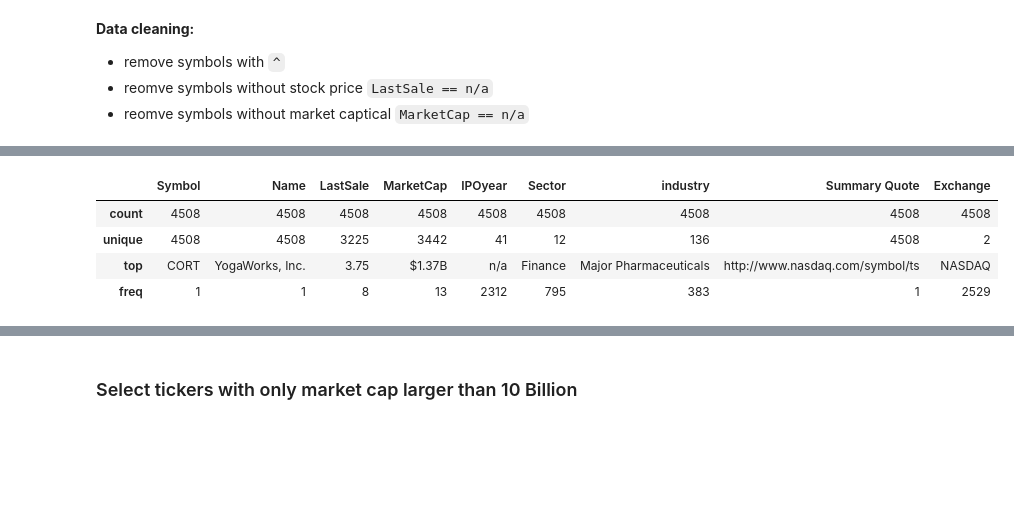
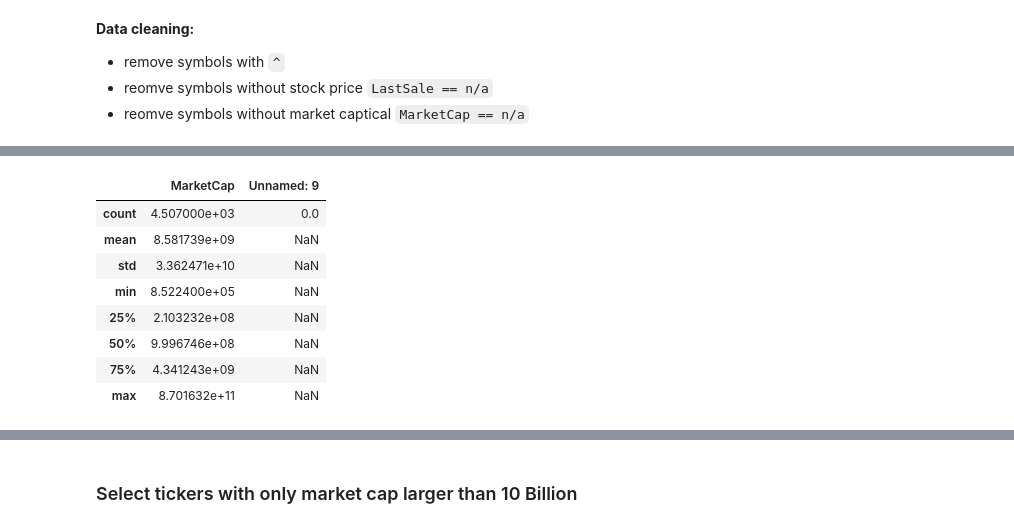
Before and after one commit to ShunChi100/Value_investing_analysis, a Jupyter notebook: src/stock_symbol_selecting.ipynb, the cells around one changed output, grey strips where cells are left out. Drawn from its saved outputs; the diff is of its cells as text; code cells hidden in the pictures; blank space fills up the shorter version.

```diff
--- a/src/stock_symbol_selecting.ipynb
+++ b/src/stock_symbol_selecting.ipynb
@@ -35,17 +35,17 @@ for exchange in exchanges:
 ### Read data
 # %%
 # read ticker symbols from all US stocks, data source (http://www.nasdaq.com/screening/company-list.aspx)
-tickers_NASDAQ = pd.read_csv("../data/data_Ticker/NASDAQ.csv", skiprows=None)
+tickers_NASDAQ = pd.read_csv("../data/data_Ticker/NASDAQ.csv", skiprows=None, )
 tickers_NASDAQ ["Exchange"] = "NASDAQ"
-tickers_NASDAQ = tickers_NASDAQ.drop("Unnamed: 8", axis=1)
+#tickers_NASDAQ = tickers_NASDAQ.drop("Unnamed: 8", axis=1)
 
 tickers_NYSE = pd.read_csv("../data/data_Ticker/NYSE.csv", skiprows=None)
 tickers_NYSE ["Exchange"] = "NYSE"
-tickers_NYSE = tickers_NYSE.drop("Unnamed: 8", axis=1)
+#tickers_NYSE = tickers_NYSE.drop("Unnamed: 8", axis=1)
 
 tickers_AMEX = pd.read_csv("../data/data_Ticker/AMEX.csv", skiprows=None)
 tickers_AMEX ["Exchange"] = "AMEX"
-tickers_AMEX = tickers_AMEX.drop("Unnamed: 8", axis=1)
+#tickers_AMEX = tickers_AMEX.drop("Unnamed: 8", axis=1)
 
 # combine all symbols from three exchanges into one dataframe
 tickers = tickers_NASDAQ.append(tickers_NYSE)
@@ -102,7 +102,7 @@ tickers.drop(["level_0","index"], axis=1, inplace=True)
 # reomve symbols without market captical `MarketCap == n/a`
 tmp = tickers.shape
 tmp = np.arange(tmp[0])
-tickers.drop(list(tmp[tickers.MarketCap=="n/a"]),axis = 0, inplace=True)
+tickers.drop(list(tmp[tickers.MarketCap==0]),axis = 0, inplace=True)
 tickers = tickers.reset_index()
 
 # delete duplicated names
@@ -131,5 +131,9 @@ tickers.describe()
-|  | Symbol | Name | LastSale | MarketCap | IPOyear | Sector | industry | Summary Quote | Exchange |
-| count | 4508 | 4508 | 4508 | 4508 | 4508 | 4508 | 4508 | 4508 | 4508 |
-| unique | 4508 | 4508 | 3225 | 3442 | 41 | 12 | 136 | 4508 | 2 |
-| top | CORT | YogaWorks, Inc. | 3.75 | $1.37B | n/a | Finance | Major Pharmaceuticals | http://www.nasdaq.com/symbol/ts | NASDAQ |
-| freq | 1 | 1 | 8 | 13 | 2312 | 795 | 383 | 1 | 2529 |
+|  | MarketCap | Unnamed: 9 |
+| count | 4.507000e+03 | 0.0 |
+| mean | 8.581739e+09 | NaN |
+| std | 3.362471e+10 | NaN |
+| min | 8.522400e+05 | NaN |
+| 25% | 2.103232e+08 | NaN |
+| 50% | 9.996746e+08 | NaN |
+| 75% | 4.341243e+09 | NaN |
+| max | 8.701632e+11 | NaN |
```
Also changed, not shown: parts of 9 cells of this notebook, 30 other files.
